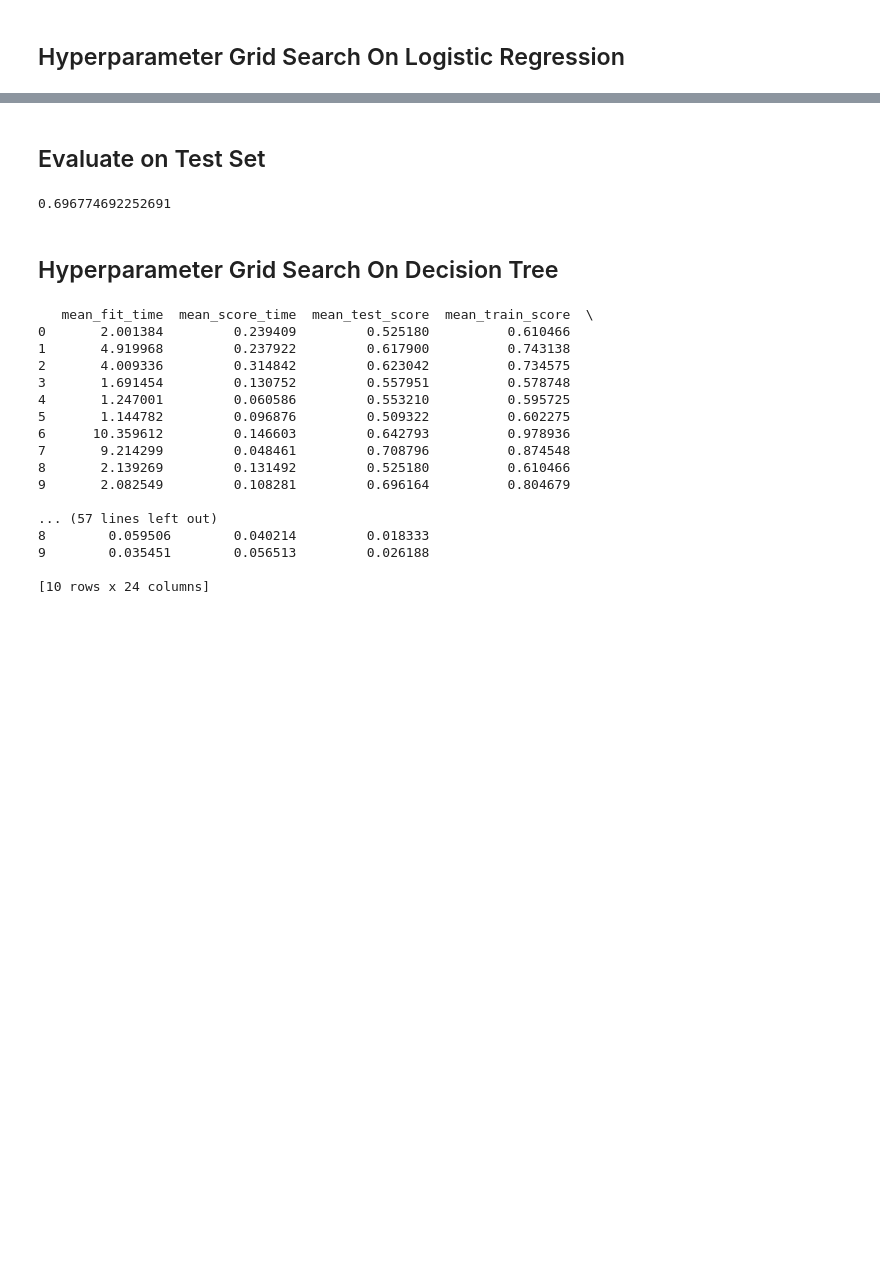
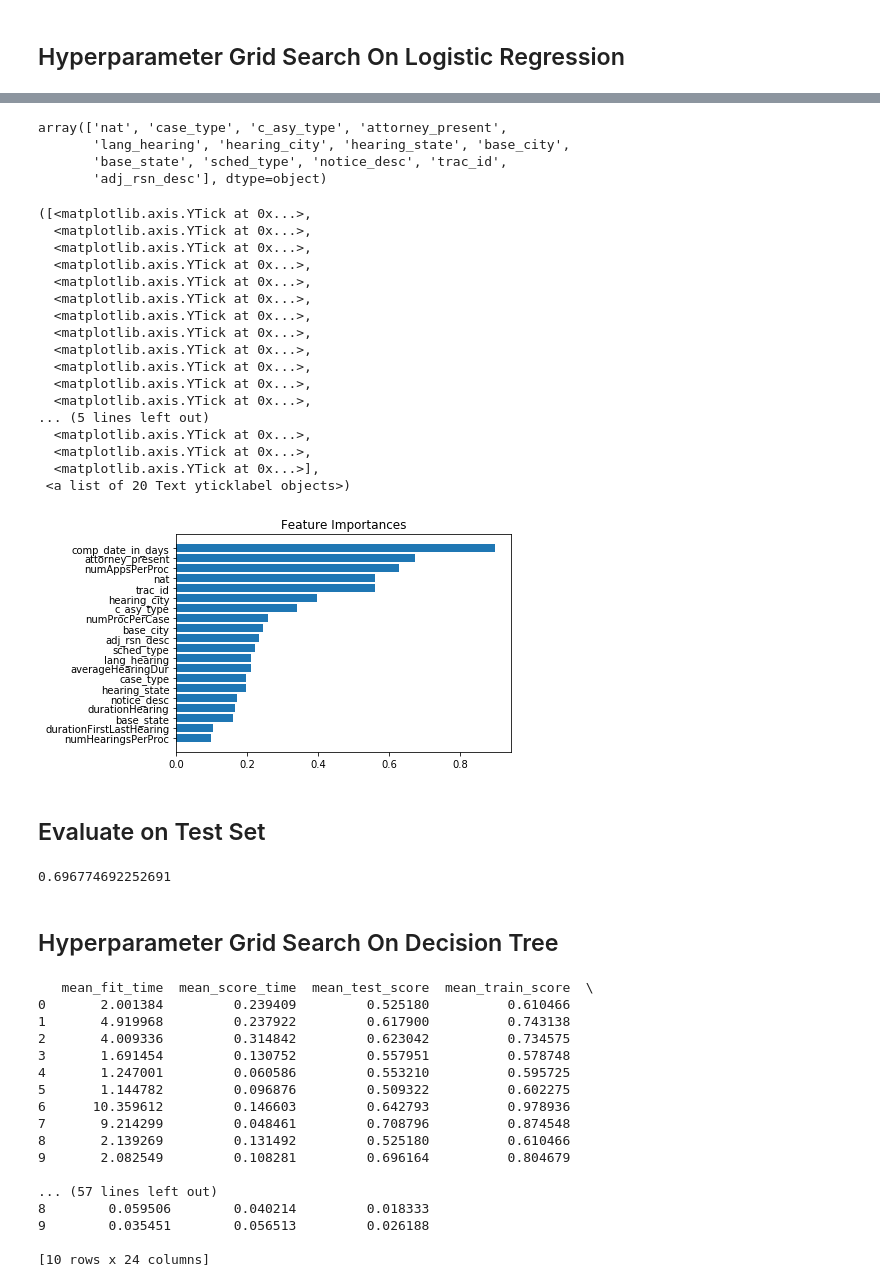
Before and after one commit to aspenyoo/refugees, a Jupyter notebook: Full_Model.ipynb, the cells around one changed output, grey strips where cells are left out. Drawn from its saved outputs; the diff is of its cells as text; code cells hidden in the pictures; blank space fills up the shorter version.

Commit message:
made graph for regression model

```diff
--- a/Full_Model.ipynb
+++ b/Full_Model.ipynb
@@ -59,6 +71,7 @@ class Selector(BaseEstimator, TransformerMixin):
     def get_feature_names(self):
         return self.names.tolist()
 # %%
+#EB added get_orig_classes, which allows us to see the original variable type of the feature, i.e. nat
 class CustomLabelEncoder(BaseEstimator, TransformerMixin):
     def fit(self, X, y=None):
         return self
@@ -66,15 +79,25 @@ class CustomLabelEncoder(BaseEstimator, TransformerMixin):
         #X = np.asarray(pd.get_dummies(X))
         #self.names = X.columns
         self.names = np.array(0)
+        self.orig_classes = np.array(0)
         for col in X.columns:
             le = LabelEncoder()
             X[col] = le.fit_transform(X[col])
             #cat_frame = X.apply(le.fit_transform)
             self.names = np.append(self.names, le.classes_)
+            c_list = np.array(0)
+            for f in le.classes_:
+                c_list = np.append(c_list,col)
+            c_list = c_list[1:]
+            self.orig_classes = np.append(self.orig_classes, c_list)
+        self.names = self.names[1:]
+        self.orig_classes =  self.orig_classes[1:]
 
         return X
     def get_feature_names(self):
         return self.names.tolist()
+    def get_orig_classes(self):
+        return self.orig_classes.tolist()
 # %%
 num_pipeline = Pipeline([
         ('selector', Selector(np.number)),
@@ -99,0 +117,10 @@ len(cat_pipeline.named_steps['labeler'].get_feature_names())
+# %%
+cat_pipeline_reg = Pipeline([
+        ('selector', Selector('object')),
+        ('labeler', CustomLabelEncoder()),
+        ('encoder', OneHotEncoder())
+])
+full_pipeline_reg = FeatureUnion(transformer_list=[
+        ('numerical', num_pipeline),
+        ('categorical', cat_pipeline_reg)
+])
@@ -100,5 +130,7 @@ len(cat_pipeline.named_steps['labeler'].get_feature_names())
 # %%
 X_train_tr= full_pipeline.fit_transform(X_train)
+# %%
+X_train_tr_reg = full_pipeline_reg.fit_transform(X_train)
 # %% [markdown]
 ## Hyperparameter Grid Search On Logistic Regression
 # %%
@@ -106,7 +142,10 @@ param_grid = {'penalty': ['l1','l2'], 'C': [0.001, 0.01, 0.1, 1, 10, 100, 1000]}
 # %%
 log_reg = LogisticRegression()
 grid_search = GridSearchCV(log_reg, param_grid, cv=5, scoring='accuracy', n_jobs=-1)
-grid_search.fit(X_train_tr, y_train)
+#simplified for testing/writing code
+#grid_search = GridSearchCV(log_reg, param_grid, cv=5, scoring='accuracy', n_jobs=-1,penalty = 'l1')
+
+grid_search.fit(X_train_tr_reg, y_train)
 result = pd.DataFrame(grid_search.cv_results_)
 # %%
 print(result)
@@ -142,3 +173,48 @@ plt.yticks(range(len(indices)), features[indices])
+# %%
+num_features = num_pipeline.named_steps['selector'].get_feature_names()
+cat_features = cat_pipeline_reg.named_steps['labeler'].get_feature_names()
+cat_classes = cat_pipeline_reg.named_steps['labeler'].get_orig_classes()
+pd.unique(cat_classes)
+# %% [output]
+array(['nat', 'case_type', 'c_asy_type', 'attorney_present',
+       'lang_hearing', 'hearing_city', 'hearing_state', 'base_city',
+       'base_state', 'sched_type', 'notice_desc', 'trac_id',
+       'adj_rsn_desc'], dtype=object)
+# %%
+#simplify feature weights--sum together all weights for a given category (all nationalities)
+num_features = num_pipeline.named_steps['selector'].get_feature_names()
+cat_features = cat_pipeline_reg.named_steps['labeler'].get_feature_names()
+cat_classes = cat_pipeline_reg.named_steps['labeler'].get_orig_classes()
+attributes = np.append(num_features,pd.unique(cat_classes))
+attributes_long = num_features + cat_classes #for each of >1000 feature, lists original feature name, i.e. nat or tracid
+feature_weight_simple = np.zeros(len(attributes))
+for i in range(len(attributes)):
+    weights = feature_weight[[x == attributes[i] for x in attributes_long]]
+    feature_weight_simple[i] = np.mean(weights)
+
+indices = np.argsort(feature_weight_simple)
+plt.title('Feature Importances')
+plt.barh(range(len(indices)), feature_weight_simple[indices], align='center')
+plt.yticks(range(len(indices)), [attributes[i] for i in indices])
+# %% [output]
+([<matplotlib.axis.YTick at 0x...>,
+  <matplotlib.axis.YTick at 0x...>,
+  <matplotlib.axis.YTick at 0x...>,
+  <matplotlib.axis.YTick at 0x...>,
+  <matplotlib.axis.YTick at 0x...>,
+  <matplotlib.axis.YTick at 0x...>,
+  <matplotlib.axis.YTick at 0x...>,
+  <matplotlib.axis.YTick at 0x...>,
+  <matplotlib.axis.YTick at 0x...>,
+  <matplotlib.axis.YTick at 0x...>,
+  <matplotlib.axis.YTick at 0x...>,
+  <matplotlib.axis.YTick at 0x...>,
+... (5 lines left out)
+  <matplotlib.axis.YTick at 0x...>,
+  <matplotlib.axis.YTick at 0x...>,
+  <matplotlib.axis.YTick at 0x...>],
+ <a list of 20 Text yticklabel objects>)
+[figure, added]
 # %% [markdown]
 ## Evaluate on Test Set
 # %%
```
Also changed, not shown: parts of 11 cells of this notebook.
